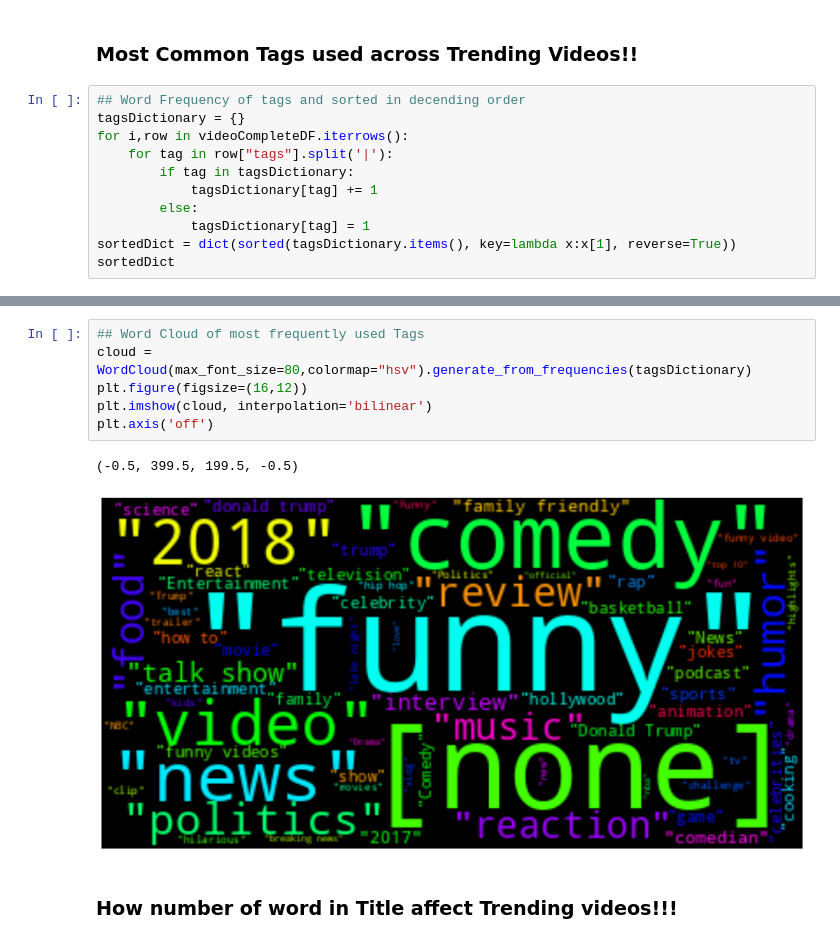
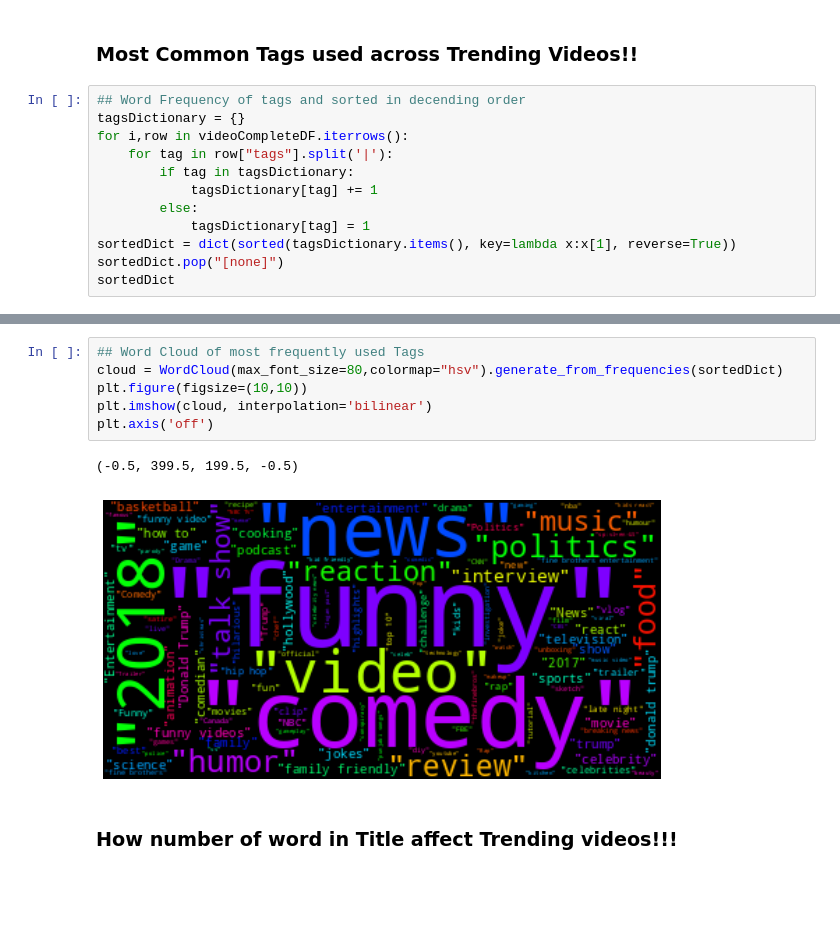
Before and after one commit to aishpatil655/Trending_youtube_Video, a Jupyter notebook: Factor Affecting youtube Videos.ipynb, the cells around one changed output, grey strips where cells are left out. Cells and saved outputs as stored; diff of their text form; blank space fills up the shorter version.

```diff
--- a/Factor Affecting youtube Videos.ipynb
+++ b/Factor Affecting youtube Videos.ipynb
@@ -252,5 +254,6 @@ for i,row in videoCompleteDF.iterrows():
         else:
             tagsDictionary[tag] = 1
 sortedDict = dict(sorted(tagsDictionary.items(), key=lambda x:x[1], reverse=True))
+sortedDict.pop("[none]")
 sortedDict
 # %% [output]
@@ -289,12 +292,12 @@ plt.show()
 # %%
 ## Word Cloud of most frequently used Tags
-cloud = WordCloud(max_font_size=80,colormap="hsv").generate_from_frequencies(tagsDictionary)
-plt.figure(figsize=(16,12))
+cloud = WordCloud(max_font_size=80,colormap="hsv").generate_from_frequencies(sortedDict)
+plt.figure(figsize=(10,10))
 plt.imshow(cloud, interpolation='bilinear')
 plt.axis('off')
 # %% [output]
 (-0.5, 399.5, 199.5, -0.5)
-[figure, old version]
+[figure, new version]
 # %% [markdown]
 <a id="obj1b"></a>
 ### How number of word in Title affect Trending videos!!!
```
Also changed, not shown: parts of 28 cells of this notebook.
